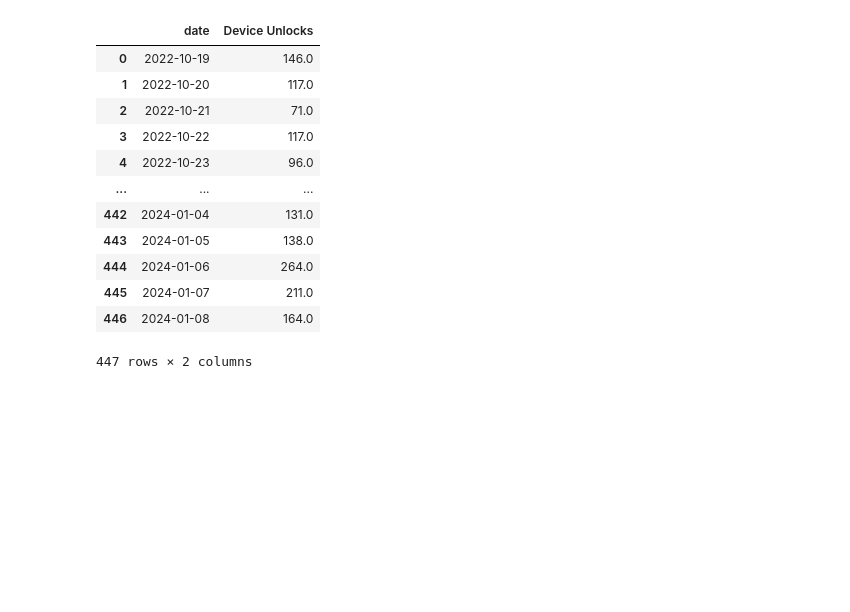
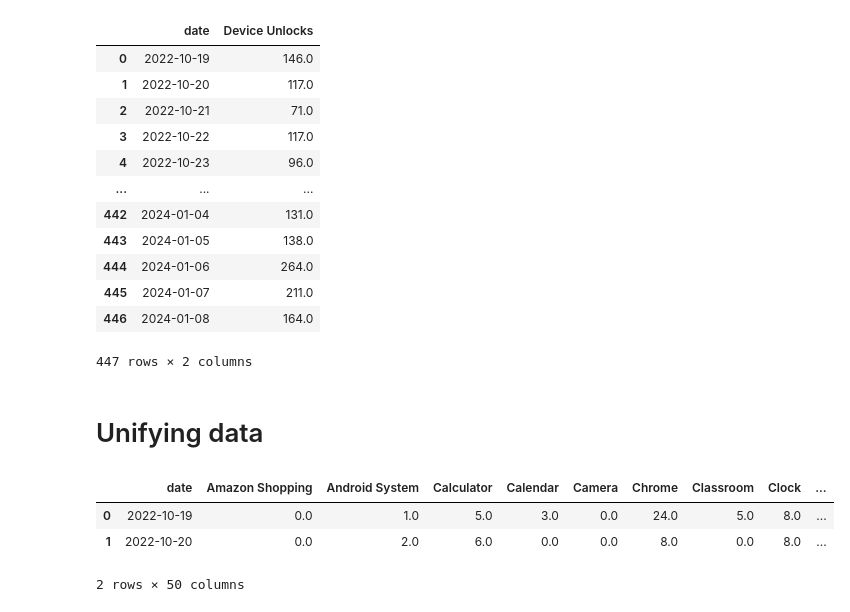
Before and after one commit to estivengrx/statistics-of-use-project, a Jupyter notebook: notebooks_scripts/data_transformation_tests.ipynb, the cells around one changed output. Cells and saved outputs as stored; diff of their text form; code cells hidden in the pictures; blank space fills up the shorter version.

```diff
--- a/notebooks_scripts/data_transformation_tests.ipynb
+++ b/notebooks_scripts/data_transformation_tests.ipynb
@@ -466,3 +466,15 @@ data
 | 445 | 2024-01-07 | 211.0 |
 | 446 | 2024-01-08 | 164.0 |
 447 rows × 2 columns
+# %% [markdown]
+# Unifying data
+# %%
+data_1 = pd.read_csv('D:/Estiven/Datos/Proyectos/statistics-of-use-project/data/processed/first_data_oct_19_2022_first_app_usage_count_motorola.csv', sep=';')
+data_2 = pd.read_csv('D:/Estiven/Datos/Proyectos/statistics-of-use-project/data/processed/sec_data_june_25_2023_sec_app_usage_time_motorola.csv', sep=';')
+
+data_1.head(2)
+# %% [output]
+|  | date | Amazon Shopping | Android System | Calculator | Calendar | Camera | Chrome | Classroom | Clock | ... |
+| 0 | 2022-10-19 | 0.0 | 1.0 | 5.0 | 3.0 | 0.0 | 24.0 | 5.0 | 8.0 | ... |
+| 1 | 2022-10-20 | 0.0 | 2.0 | 6.0 | 0.0 | 0.0 | 8.0 | 0.0 | 8.0 | ... |
+2 rows × 50 columns
```
Also changed, not shown: parts of 4 cells of this notebook, 22 other files.
